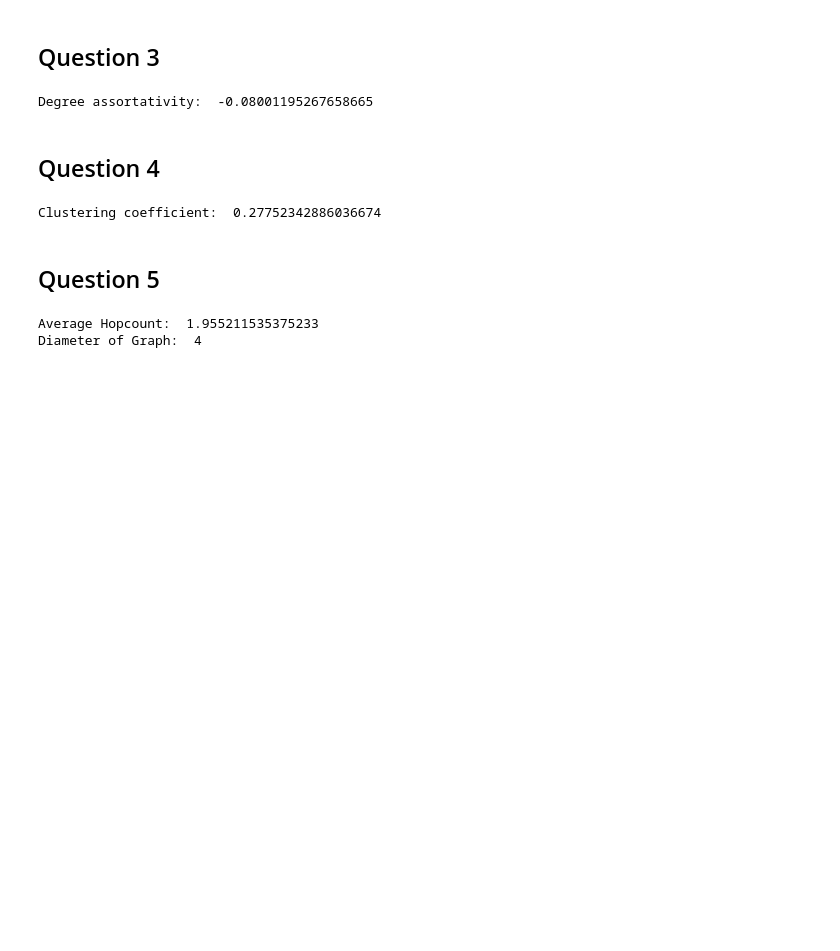
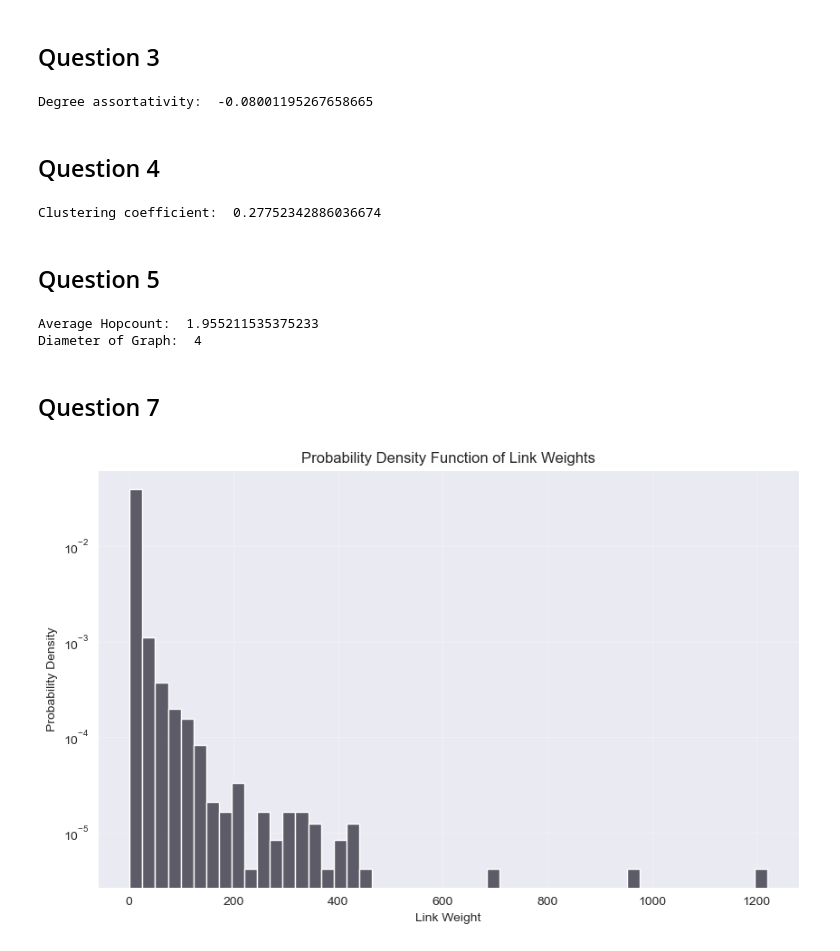
Before and after one commit to sankalpsagar/Complex-Networks, a Jupyter notebook: Assignment-1/assignment-1.ipynb, the cells around one changed output. Drawn from its saved outputs; the diff is of its cells as text; code cells hidden in the pictures; blank space fills up the shorter version.

Commit message:
Question 7

```diff
--- a/Assignment-1/assignment-1.ipynb
+++ b/Assignment-1/assignment-1.ipynb
@@ -83,3 +82,19 @@ print("Diameter of Graph: ", Hmax)
 # %% [output]
 Average Hopcount:  1.955211535375233
 Diameter of Graph:  4
+# %% [markdown]
+## Question 7
+# %%
+
+link_weights = df.groupby(['node1', 'node2']).size().values
+
+plt.figure(figsize=(10, 6))
+sns.histplot(link_weights, bins=50, stat='density', alpha=0.7)
+plt.xlabel('Link Weight')
+plt.ylabel('Probability Density')
+plt.title('Probability Density Function of Link Weights')
+plt.yscale('log')
+plt.grid(True, alpha=0.3)
+plt.show()
+# %% [output]
+[figure, added]
```
Also changed, not shown: parts of 2 cells of this notebook.
